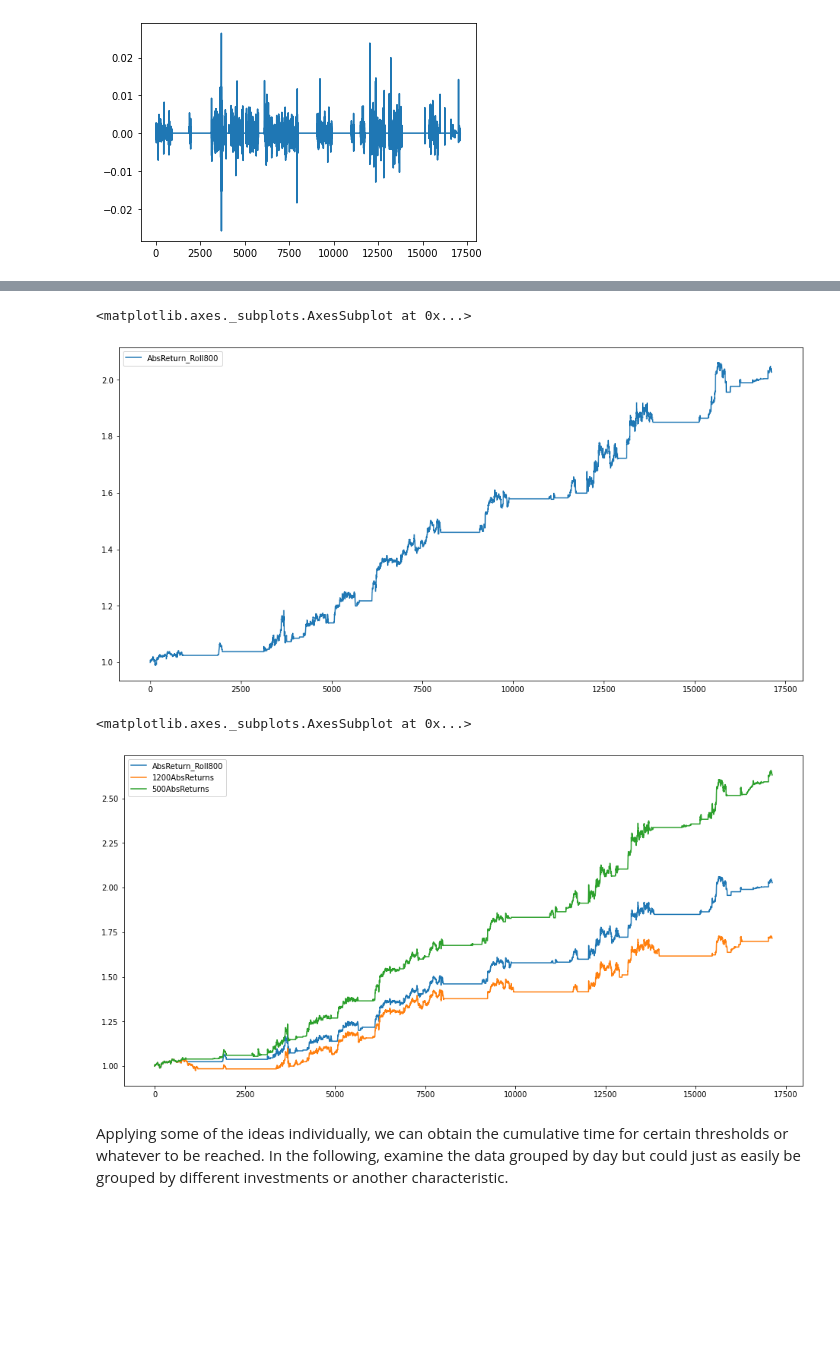
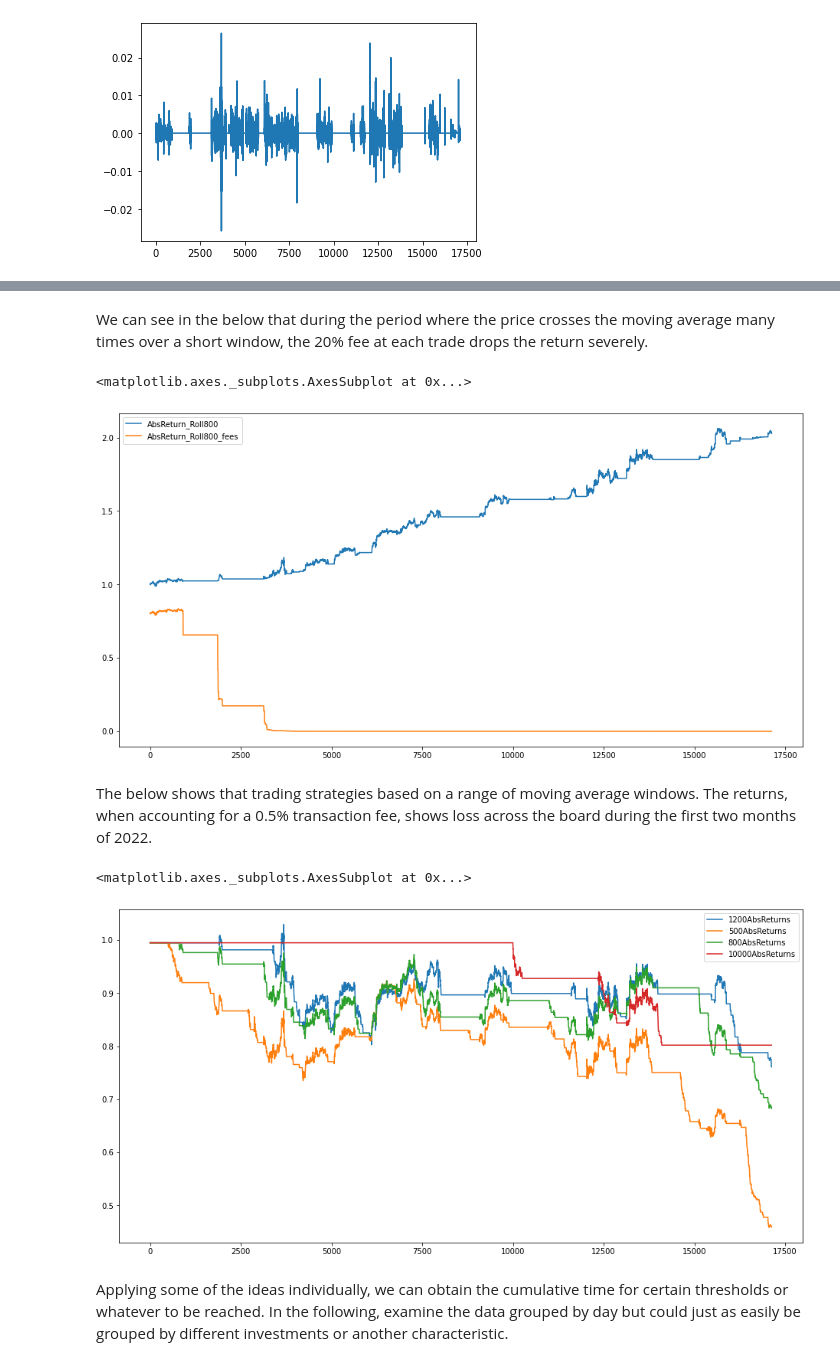
Before and after one commit to michaelmml/Financial-Data-Science, a Jupyter notebook: AlgoPredictors.ipynb, the cells around one changed output, grey strips where cells are left out. Drawn from its saved outputs; the diff is of its cells as text; code cells hidden in the pictures; blank space fills up the shorter version.

Commit message:
Dataframe operations to find technical predicators for trading

```diff
--- a/AlgoPredictors.ipynb
+++ b/AlgoPredictors.ipynb
@@ -188,6 +193,8 @@ df['AbsReturn_Roll800'] = df['Return_Roll800'].cumprod()
+# %% [markdown]
+We can see in the below that during the period where the price crosses the moving average many times over a short window, the 20% fee at each trade drops the return severely.
 # %%
-df[['AbsReturn_Roll800']].plot(label='ETH-USD', figsize=(16,8))
+df[['AbsReturn_Roll800','AbsReturn_Roll800_fees']].plot(label='ETH-USD', figsize=(16,8))
 # %% [output]
 <matplotlib.axes._subplots.AxesSubplot at 0x...>
-[figure, old version]
+[figure, new version]
 # %%
@@ -208,14 +220,20 @@ def GenerateTradeStrat(dataframe, num):
 
     return dataframe
 # %%
-df = GenerateTradeStrat(df,1200)
+df = GenerateTradeStrat(df, 1200, 0.995)
 # %%
-df = GenerateTradeStrat(df,500)
+df = GenerateTradeStrat(df, 500, 0.995)
+# %%
+df = GenerateTradeStrat(df, 800, 0.995)
+# %%
+df = GenerateTradeStrat(df, 10000, 0.995)
+# %% [markdown]
+The below shows that trading strategies based on a range of moving average windows. The returns, when accounting for a 0.5% transaction fee, shows loss across the board during the first two months of 2022.
 # %%
-df[['AbsReturn_Roll800', '1200AbsReturns', '500AbsReturns']].plot(label='ETH-USD', figsize=(16,8))
+df[['1200AbsReturns', '500AbsReturns', '800AbsReturns', '10000AbsReturns']].plot(label='ETH-USD', figsize=(16,8))
 # %% [output]
 <matplotlib.axes._subplots.AxesSubplot at 0x...>
-[figure, old version]
+[figure, new version]
 # %% [markdown]
 Applying some of the ideas individually, we can obtain the cumulative time for certain thresholds or whatever to be reached. In the following, examine the data grouped by day but could just as easily be grouped by different investments or another characteristic.
 # %%
```
Also changed, not shown: parts of 12 cells of this notebook.
